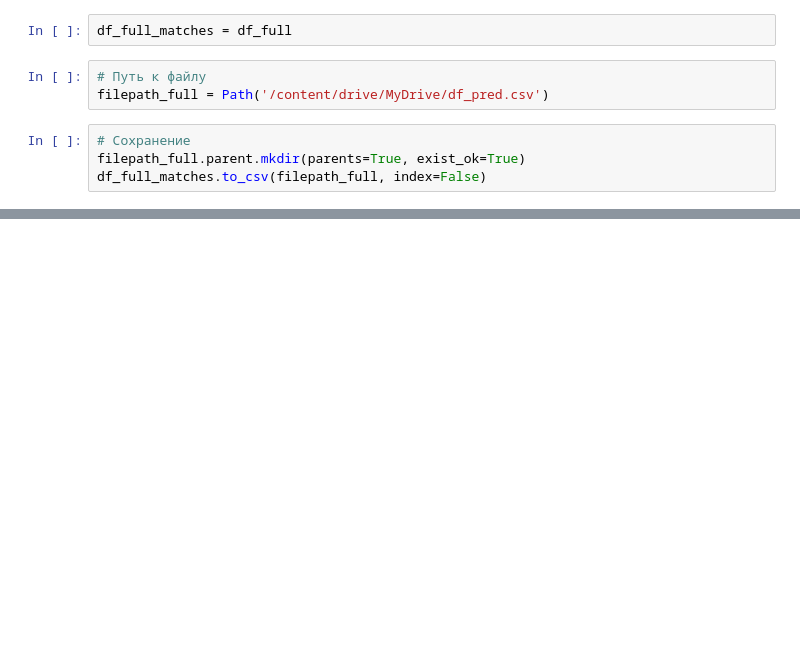
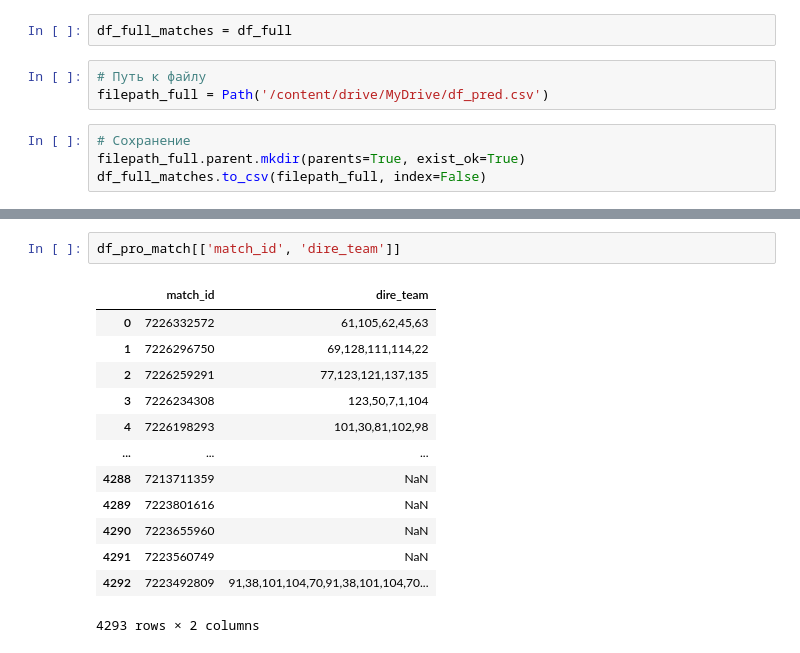
Before and after one commit to KortZlo/Dota2-match-predict, a Jupyter notebook: Pro_match.ipynb, the cells around one changed output, grey strips where cells are left out. Drawn from its saved outputs; the diff is of its cells as text; blank space fills up the shorter version.

```diff
--- a/Pro_match.ipynb
+++ b/Pro_match.ipynb
@@ -696,0 +505,16 @@ df_full_matches.to_csv(filepath_full, index=False)
+# %%
+df_pro_match[['match_id', 'dire_team']]
+# %% [output]
+|  | match_id | dire_team |
+| 0 | 7226332572 | 61,105,62,45,63 |
+| 1 | 7226296750 | 69,128,111,114,22 |
+| 2 | 7226259291 | 77,123,121,137,135 |
+| 3 | 7226234308 | 123,50,7,1,104 |
+| 4 | 7226198293 | 101,30,81,102,98 |
+| ... | ... | ... |
+| 4288 | 7213711359 | NaN |
+| 4289 | 7223801616 | NaN |
+| 4290 | 7223655960 | NaN |
+| 4291 | 7223560749 | NaN |
+| 4292 | 7223492809 | 91,38,101,104,70,91,38,101,104,70... |
+4293 rows × 2 columns
```
Also changed, not shown: parts of 177 cells of this notebook.
